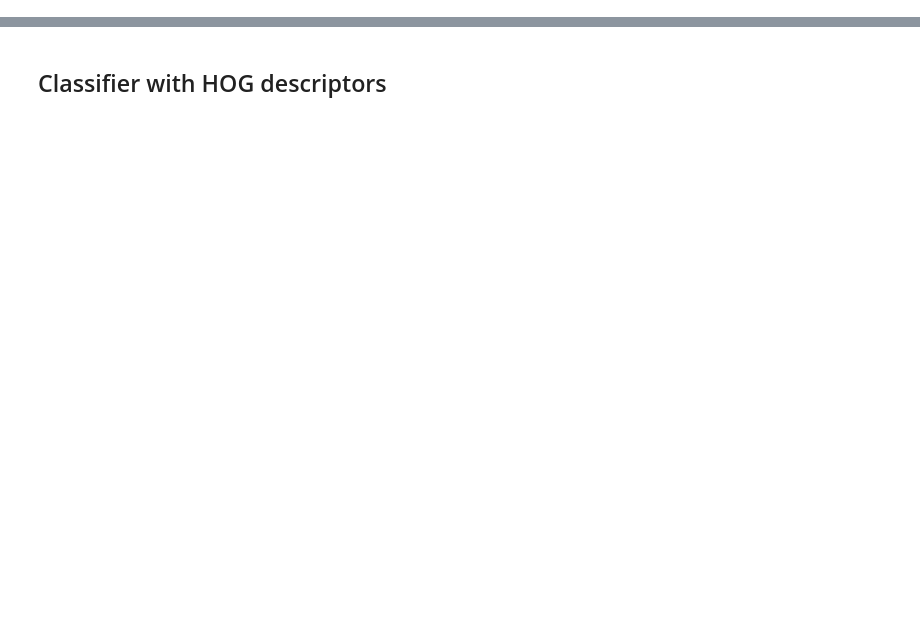
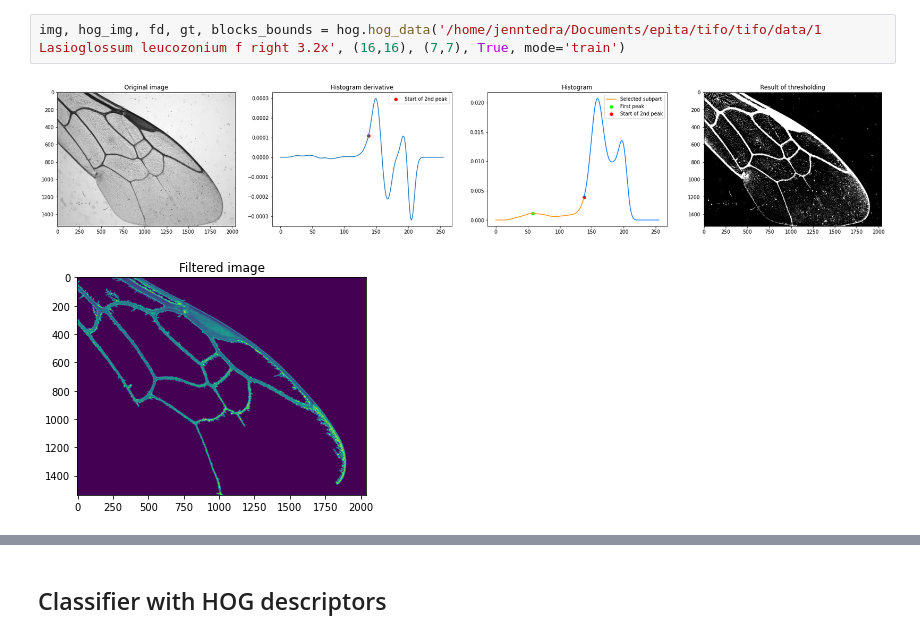
Before and after one commit to MedericCar/tifo, a Jupyter notebook: unbeetable.ipynb, the cells around one changed output, grey strips where cells are left out. Saved outputs shown, nothing was run; the diff lists cells and outputs as text; blank space fills up the shorter version.

```diff
--- a/unbeetable.ipynb
+++ b/unbeetable.ipynb
@@ -6,0 +29,5 @@ The autoreload extension is already loaded. To reload it, use:
+# %%
+img, hog_img, fd, gt, blocks_bounds = hog.hog_data('/home/jenntedra/Documents/epita/tifo/tifo/data/1 Lasioglossum leucozonium f right 3.2x', (16,16), (7,7), True, mode='train')
+# %% [output]
+[figure, added]
+[figure, added]
```
Also changed, not shown: parts of 6 cells of this notebook, 5 other files.
